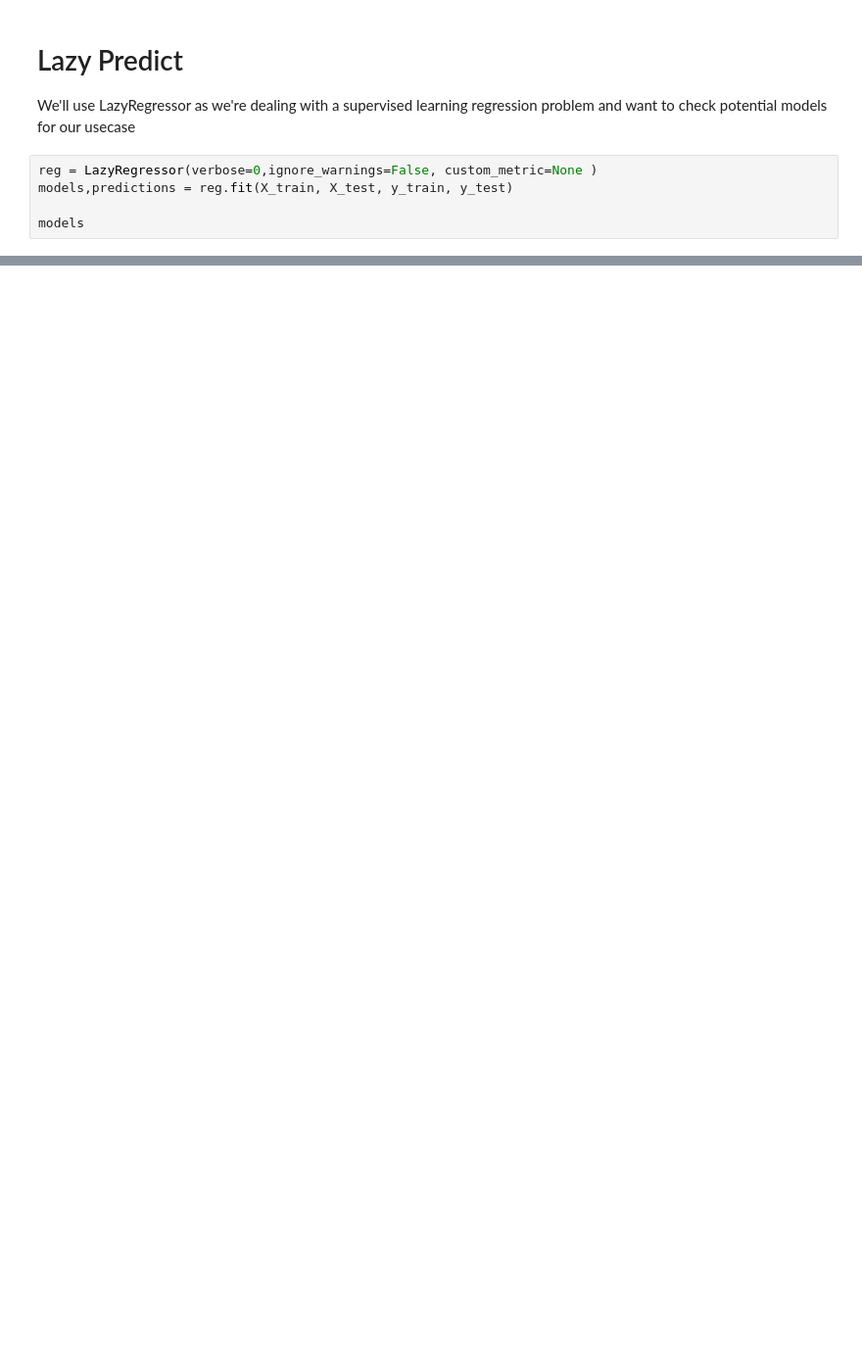
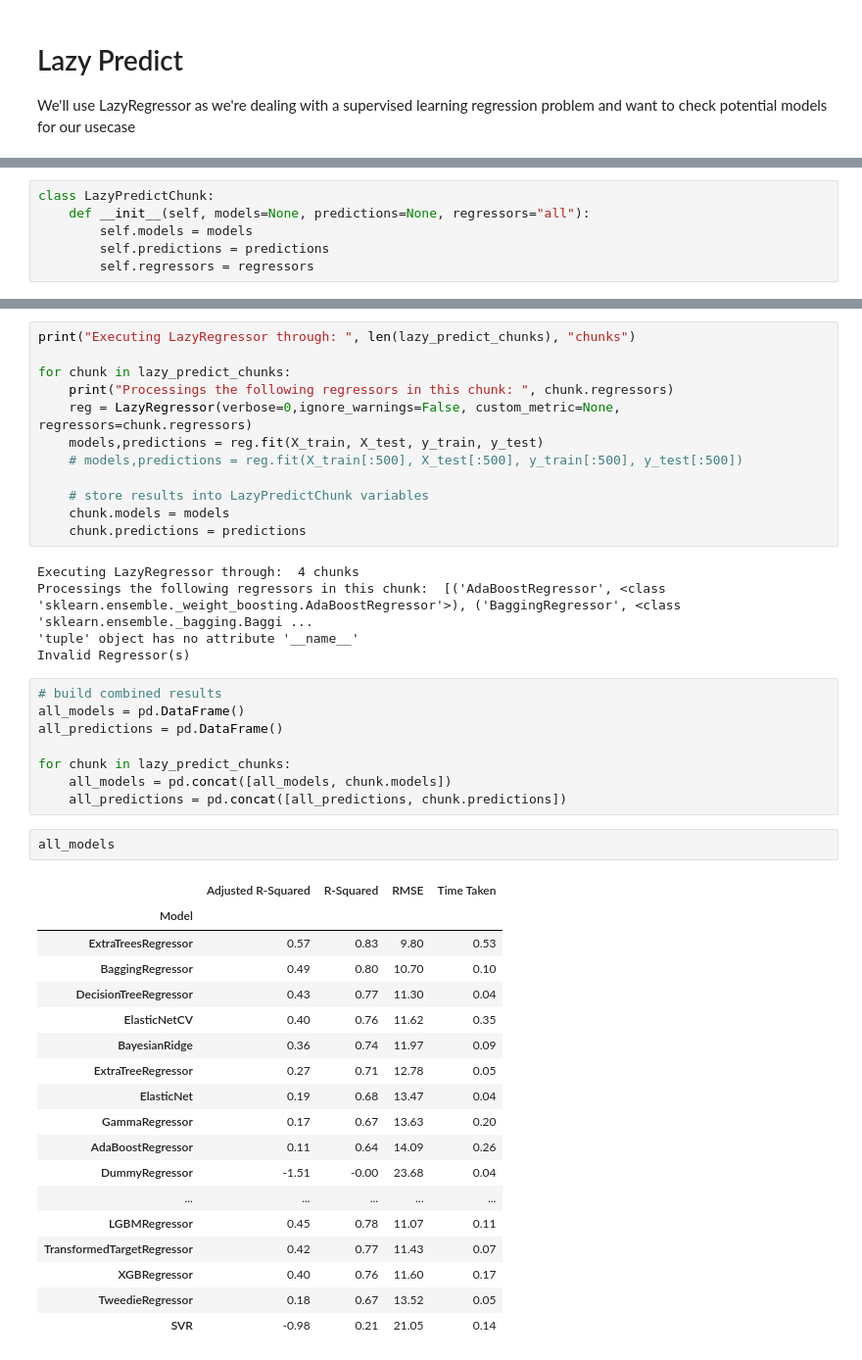
Before and after one commit to leonellb/car-co2-prediction, a Jupyter notebook: notebooks/app_emulation/2_0-electric-model_selection.ipynb, the cells around one changed output, grey strips where cells are left out. Shown at 98% size. Cells and saved outputs as stored; diff of their text form; blank space fills up the shorter version.

Commit message:
Add splitting of LazyRegressor tasks into chunks and implement explizit model selection or possibility to ignore certain models in execution

```diff
--- a/notebooks/app_emulation/2_0-electric-model_selection.ipynb
+++ b/notebooks/app_emulation/2_0-electric-model_selection.ipynb
@@ -332,8 +350,3 @@ X_test[quant_cols] = sc.fit_transform(X_test[quant_cols])
 # Lazy Predict
 
 We'll use LazyRegressor as we're dealing with a supervised learning regression problem and want to check potential models for our usecase
-# %%
-reg = LazyRegressor(verbose=0,ignore_warnings=False, custom_metric=None )
-models,predictions = reg.fit(X_train, X_test, y_train, y_test)
-
-models
@@ -339,0 +442,6 @@ models
+# %%
+class LazyPredictChunk:
+    def __init__(self, models=None, predictions=None, regressors="all"):
+        self.models = models
+        self.predictions = predictions
+        self.regressors = regressors
@@ -339,0 +472,46 @@ models
+# %%
+print("Executing LazyRegressor through: ", len(lazy_predict_chunks), "chunks")
+
+for chunk in lazy_predict_chunks:
+    print("Processings the following regressors in this chunk: ", chunk.regressors)
+    reg = LazyRegressor(verbose=0,ignore_warnings=False, custom_metric=None, regressors=chunk.regressors)
+    models,predictions = reg.fit(X_train, X_test, y_train, y_test)
+    # models,predictions = reg.fit(X_train[:500], X_test[:500], y_train[:500], y_test[:500])
+
+    # store results into LazyPredictChunk variables
+    chunk.models = models
+    chunk.predictions = predictions
+# %% [output]
+Executing LazyRegressor through:  4 chunks
+Processings the following regressors in this chunk:  [('AdaBoostRegressor', <class 'sklearn.ensemble._weight_boosting.AdaBoostRegressor'>), ('BaggingRegressor', <class 'sklearn.ensemble._bagging.Baggi ...
+'tuple' object has no attribute '__name__'
+Invalid Regressor(s)
+# %%
+# build combined results
+all_models = pd.DataFrame()
+all_predictions = pd.DataFrame()
+
+for chunk in lazy_predict_chunks:
+    all_models = pd.concat([all_models, chunk.models])
+    all_predictions = pd.concat([all_predictions, chunk.predictions])
+# %%
+all_models
+# %% [output]
+|  | Adjusted R-Squared | R-Squared | RMSE | Time Taken |
+| Model |  |  |  |  |
+| ExtraTreesRegressor | 0.57 | 0.83 | 9.80 | 0.53 |
+| BaggingRegressor | 0.49 | 0.80 | 10.70 | 0.10 |
+| DecisionTreeRegressor | 0.43 | 0.77 | 11.30 | 0.04 |
+| ElasticNetCV | 0.40 | 0.76 | 11.62 | 0.35 |
+| BayesianRidge | 0.36 | 0.74 | 11.97 | 0.09 |
+| ExtraTreeRegressor | 0.27 | 0.71 | 12.78 | 0.05 |
+| ElasticNet | 0.19 | 0.68 | 13.47 | 0.04 |
+| GammaRegressor | 0.17 | 0.67 | 13.63 | 0.20 |
+| AdaBoostRegressor | 0.11 | 0.64 | 14.09 | 0.26 |
+| DummyRegressor | -1.51 | -0.00 | 23.68 | 0.04 |
+| ... | ... | ... | ... | ... |
+| LGBMRegressor | 0.45 | 0.78 | 11.07 | 0.11 |
+| TransformedTargetRegressor | 0.42 | 0.77 | 11.43 | 0.07 |
+| XGBRegressor | 0.40 | 0.76 | 11.60 | 0.17 |
+| TweedieRegressor | 0.18 | 0.67 | 13.52 | 0.05 |
+| SVR | -0.98 | 0.21 | 21.05 | 0.14 |
```
Also changed, not shown: parts of 22 cells of this notebook.
